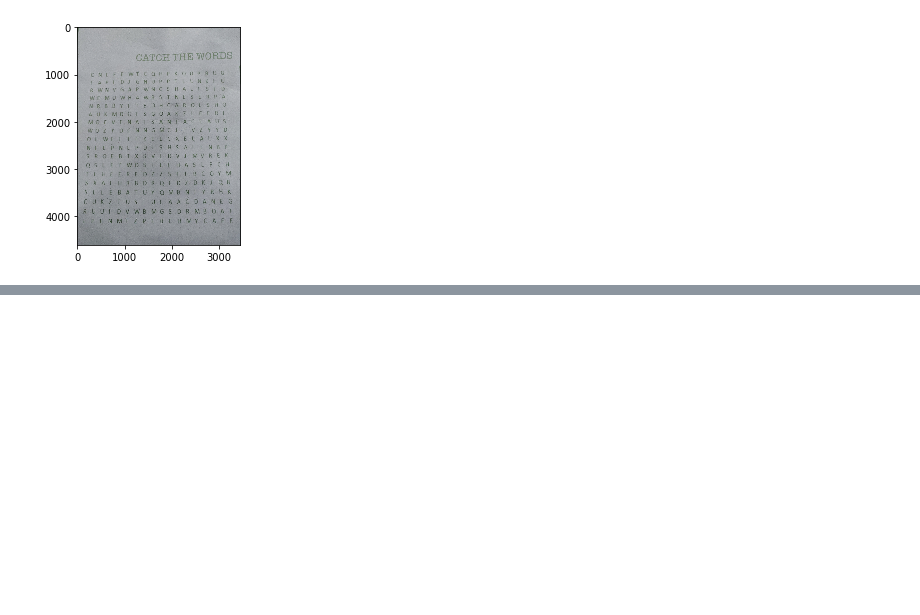
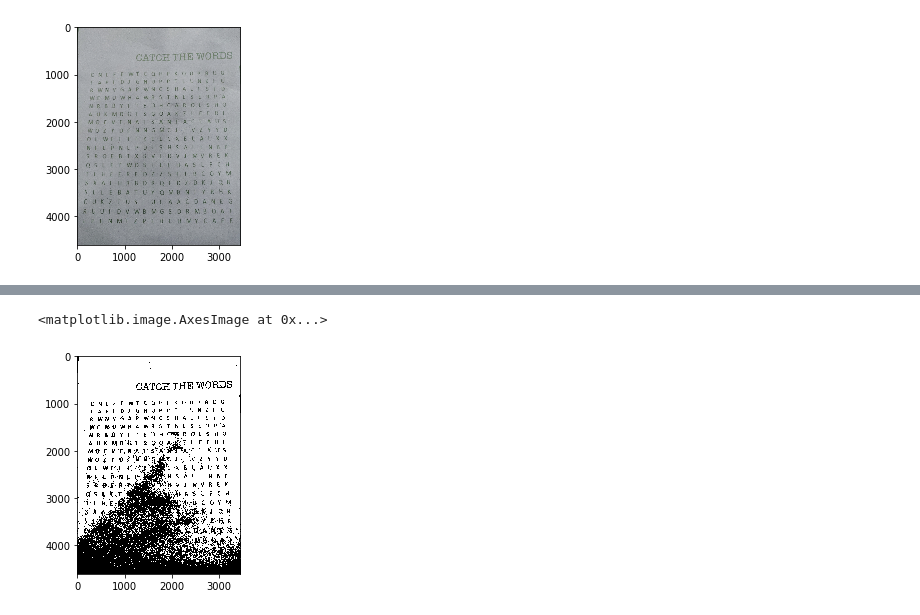
Before and after one commit to balabg94/jubilant-spork, a Jupyter notebook: puzzle_solving.ipynb, the cells around one changed output, grey strips where cells are left out. Saved outputs shown, nothing was run; the diff lists cells and outputs as text; code cells hidden in the pictures; blank space fills up the shorter version.

```diff
--- a/puzzle_solving.ipynb
+++ b/puzzle_solving.ipynb
@@ -15,0 +26,7 @@ plt.imshow(img)
+# %%
+# Otsu thresholding
+ret2,th2 = cv2.threshold(gray, 0, 255, cv2.THRESH_BINARY + cv2.THRESH_OTSU)
+plt.imshow(th2, 'gray')
+# %% [output]
+<matplotlib.image.AxesImage at 0x...>
+[figure, added]
```
Also changed, not shown: parts of 2 cells of this notebook.
